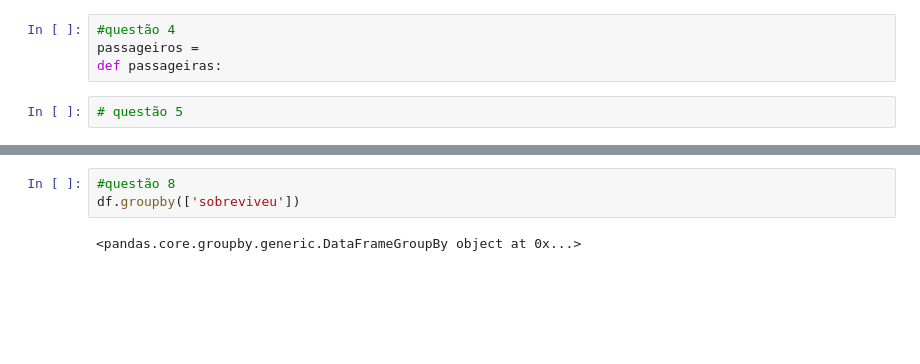
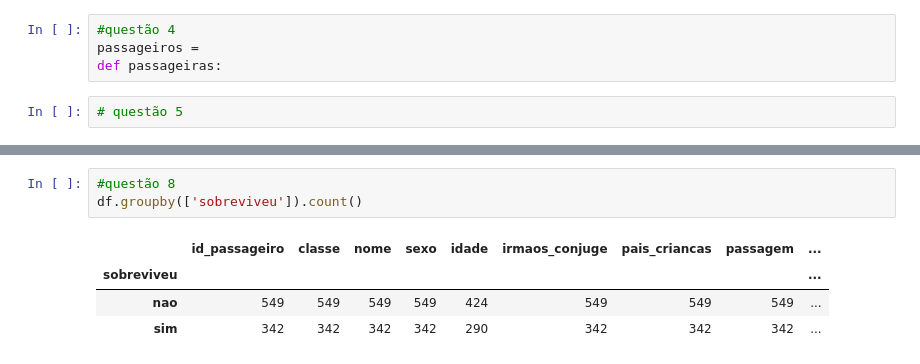
Before and after one commit to renankalil/intro_python_verao_ime_2023, a Jupyter notebook: exercicios/exercicio02.ipynb, the cells around one changed output, grey strips where cells are left out. Drawn from its saved outputs; the diff is of its cells as text; blank space fills up the shorter version.

```diff
--- a/exercicios/exercicio02.ipynb
+++ b/exercicios/exercicio02.ipynb
@@ -125,6 +125,9 @@ df.head()
 | 4 | 5 | nao | 3 | Allen, Mr. William Henry | masculino | 35.0 | 0 | 0 | ... |
 # %%
 #questão 8
-df.groupby(['sobreviveu'])
+df.groupby(['sobreviveu']).count()
 # %% [output]
-<pandas.core.groupby.generic.DataFrameGroupBy object at 0x...>
+|  | id_passageiro | classe | nome | sexo | idade | irmaos_conjuge | pais_criancas | passagem | ... |
+| sobreviveu |  |  |  |  |  |  |  |  | ... |
+| nao | 549 | 549 | 549 | 549 | 424 | 549 | 549 | 549 | ... |
+| sim | 342 | 342 | 342 | 342 | 290 | 342 | 342 | 342 | ... |
```
